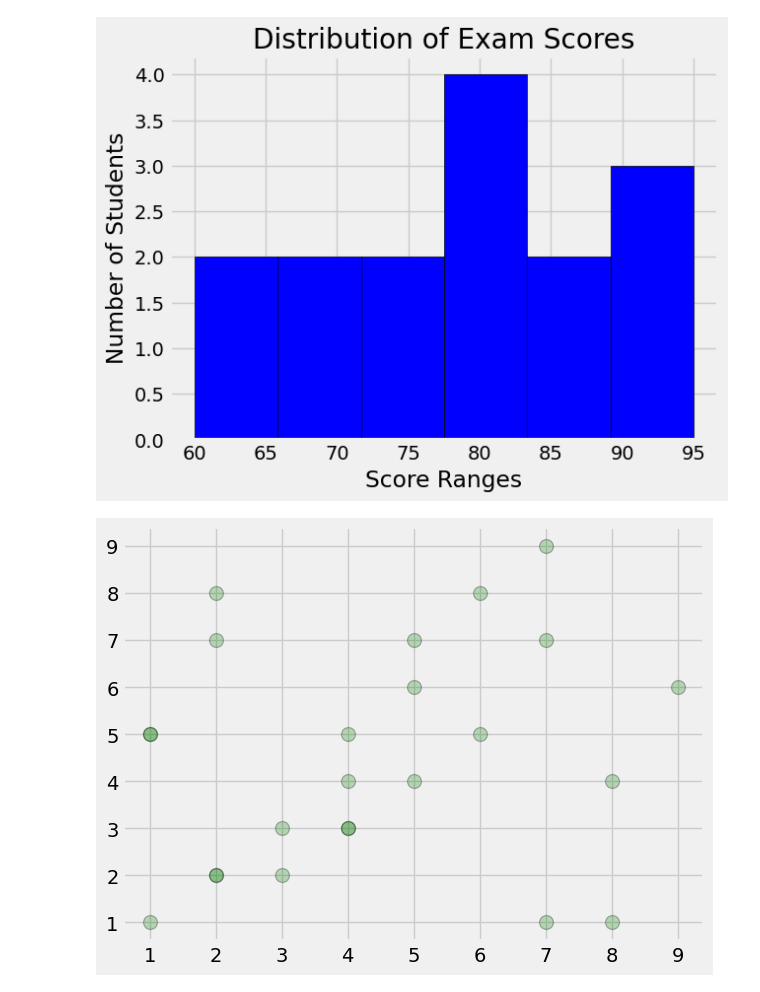
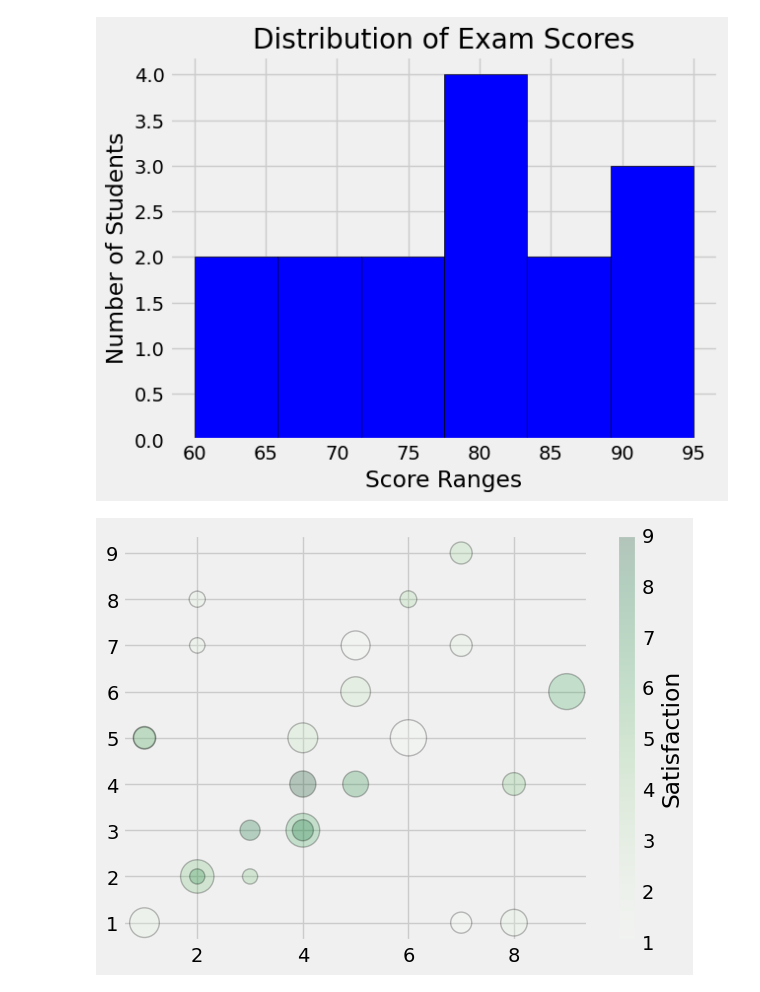
Before and after one commit to Mostafij-k/Python-Learning, a Jupyter notebook: Data/MatplotLib.ipynb, the cells around one changed output. Saved outputs shown, nothing was run; the diff lists cells and outputs as text; code cells hidden in the pictures.

Commit message:
Basic Scatter Plot

```diff
--- a/Data/MatplotLib.ipynb
+++ b/Data/MatplotLib.ipynb
@@ -153,11 +153,16 @@ plt.show()
 # %%
 # Scatter Plot
 from matplotlib import pyplot as plt
 plt.style.use("fivethirtyeight")
-x=1,2,5,6,7,2,4,5,6,7,8,1,2,3,4,5,2,4,7,8,9,1,3,4
-y=5,7,6,8,1,2,3,4,5,7,4,5,2,3,4,7,8,5,9,1,6,1,2,3
-plt.scatter(x,y,s=100, c='green', edgecolor='black', linewidths=1, cmap='Green', alpha=0.25)
+x=[1,2,5,6,7,2,4,5,6,7,8,1,2,3,4,5,2,4,7,8,9,1,3,4]
+y=[5,7,6,8,1,2,3,4,5,7,4,5,2,3,4,7,8,5,9,1,6,1,2,3]
+colors=[7,2,3,4,1,5,6,7,1,2,5,3,7,8,9,1,2,3,4,2,6,2,5,8]
+sizes=[267,123,456,145,230,578,590,345,678,250,269,240,120,210,356,432,134,460,250,367,670,456,120,230]
+plt.scatter(x,y, s=sizes, c=colors, edgecolor='black', linewidths=1,
+            cmap='Greens', alpha=0.25)
+cbar=plt.colorbar()
+cbar.set_label('Satisfaction')
 plt.tight_layout()
 plt.show()
 # %% [output]
-[figure, old version]
+[figure, new version]
```
